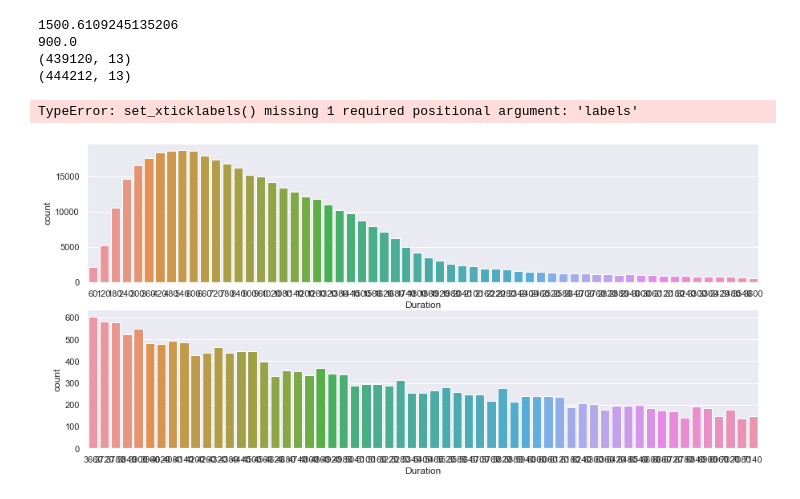
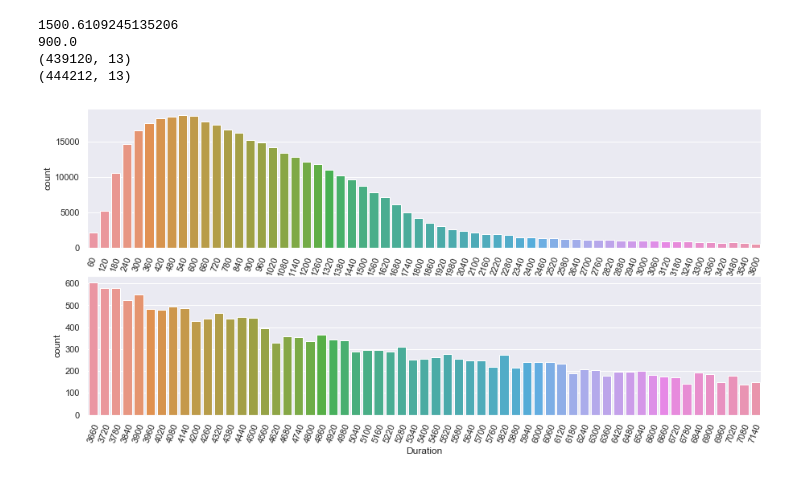
Before and after one commit to GeoffroyS/London-bikes-analysis, a Jupyter notebook: bikes_analysis.ipynb, the cells around one changed output. Cells and saved outputs as stored; diff of their text form; code cells hidden in the pictures.

Commit message:
plotting distrib

```diff
--- a/bikes_analysis.ipynb
+++ b/bikes_analysis.ipynb
@@ -88,18 +88,17 @@ df_more_than_1h = final_df[(final_df['Duration'] > 3600) & (final_df['Duration']
 # %%
 sns.set(rc = {'figure.figsize': (15, 7)})
 sns.set_color_codes()
 fig, (ax1, ax2) = plt.subplots(nrows=2)
 
 #ax = sns.distplot(df_plot['Duration'], bins = 120, kde=False, ax = ax1)
 #ax2 = sns.distplot(df_plot['Duration'], bins = 100, kde=False, ax = ax2)
-p1 = sns.countplot(data = df_less_than_1h, x = 'Duration', ax = ax1)
-p2 = sns.countplot(data = df_more_than_1h, x = 'Duration', ax = ax2)
+sns.countplot(data = df_less_than_1h, x = 'Duration', ax = ax1)
+sns.countplot(data = df_more_than_1h, x = 'Duration', ax = ax2)
 
 #plt.xlim(0,40)
 #plt.xticks(rotation=70)
-ax1.set_xticklabels(rotation=70)
-ax2.set_xticklabels(rotation=70)
+ax1.set_xticklabels(ax1.get_xticklabels(), rotation=70)
+ax2.set_xticklabels(ax2.get_xticklabels(), rotation=70)
 plt.show()
 # %% [output]
-TypeError: set_xticklabels() missing 1 required positional argument: 'labels'
-[figure, old version]
+[figure, new version]
```
